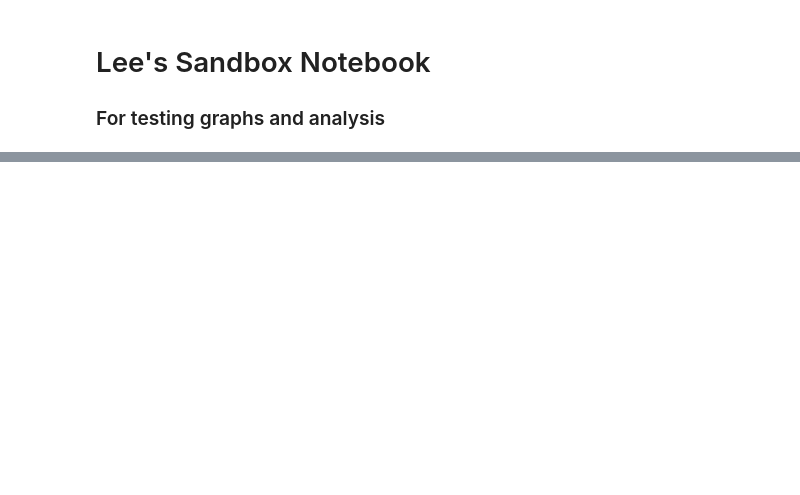
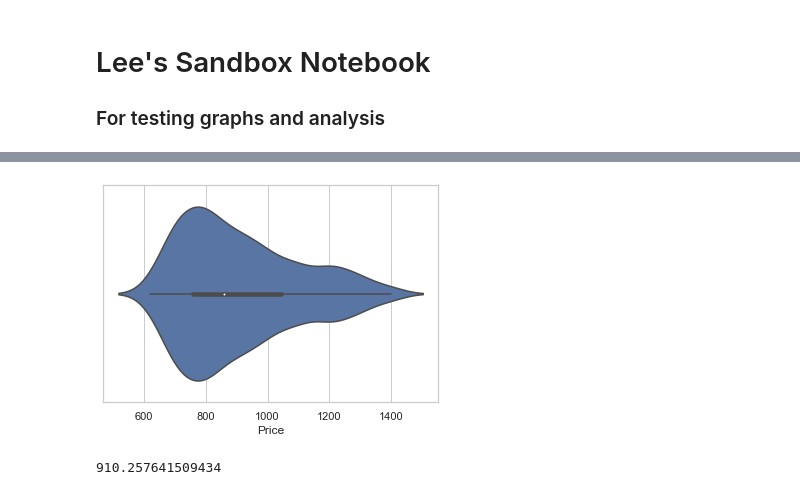
Before and after one commit to GravelBirthstone/Scalper-Project, a Jupyter notebook: sandbox-notebooks/lee-notebook.ipynb, the cells around one changed output, grey strips where cells are left out. Saved outputs shown, nothing was run; the diff lists cells and outputs as text; code cells hidden in the pictures; blank space fills up the shorter version.

```diff
--- a/sandbox-notebooks/lee-notebook.ipynb
+++ b/sandbox-notebooks/lee-notebook.ipynb
@@ -28,0 +40,11 @@ orchestra = sns.violinplot(x=df_ebay_tuesday['Price'], inner='box')
+# %%
+items = pd.read_csv('../data/new_ebay_tues.csv')
+price = items['Price']
+price = price[price.between(price.quantile(.05), price.quantile(.95))]
+orchestra = sns.violinplot(x=price)
+# %% [output]
+[figure, added]
+# %%
+price.mean()
+# %% [output]
+910.257641509434
```
Also changed, not shown: parts of 13 cells of this notebook, 1 other file.
